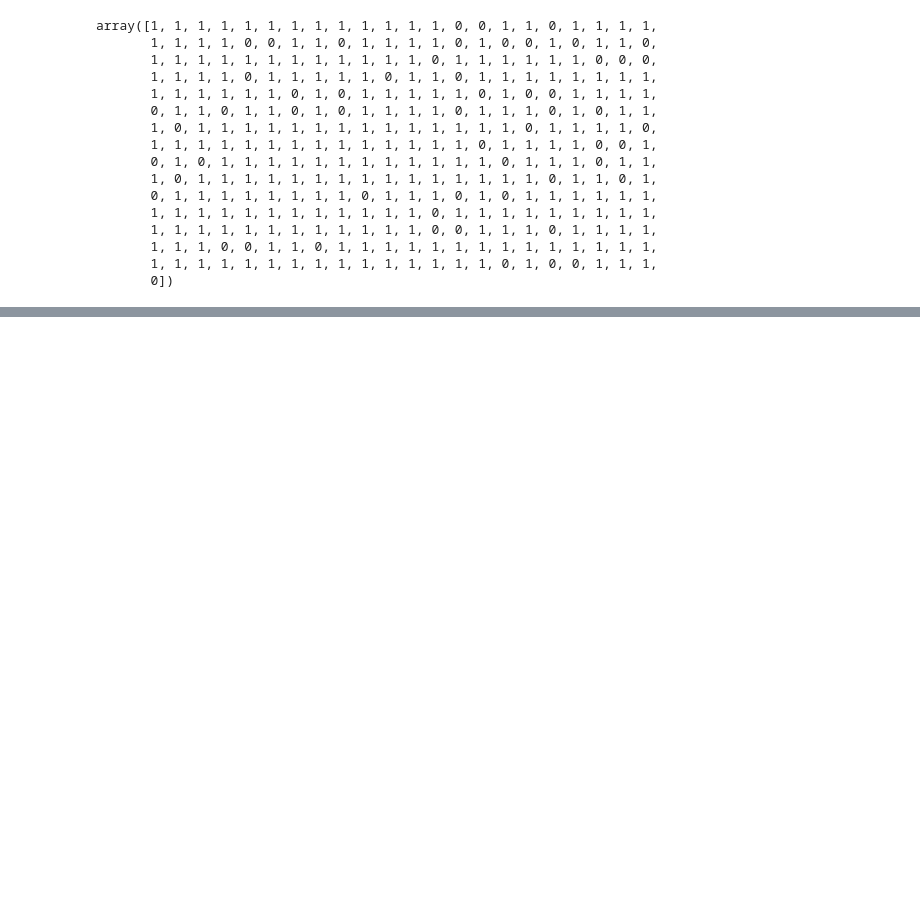
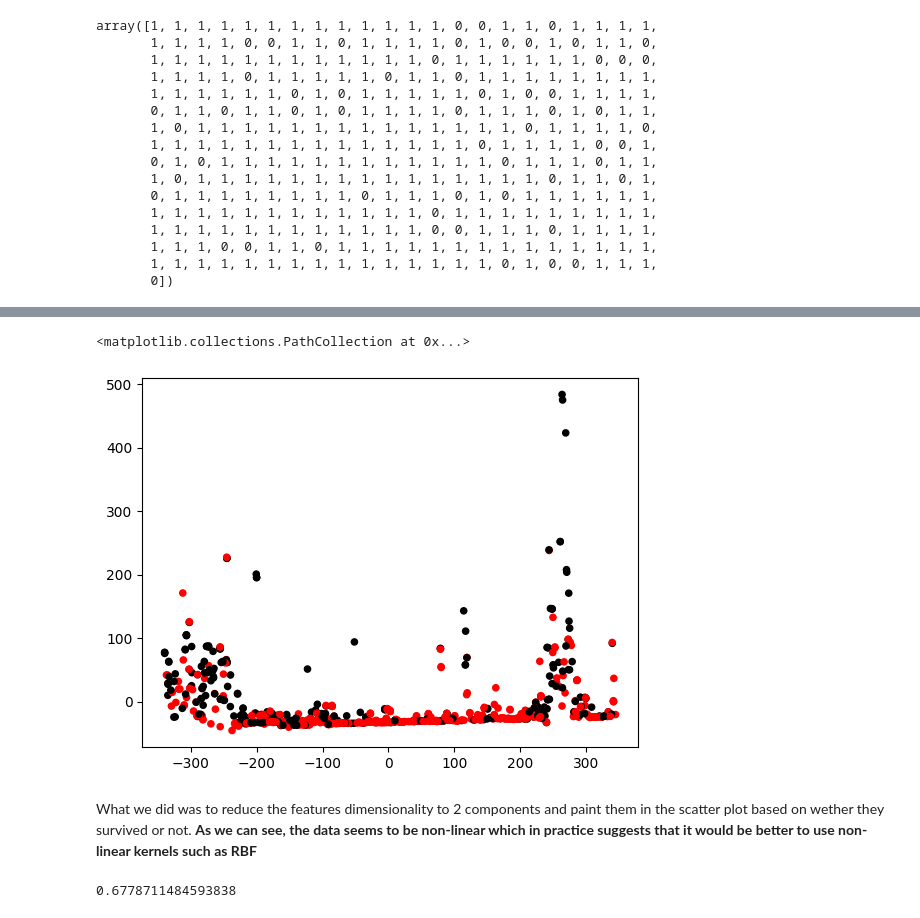
Before and after one commit to jbrenesAI/titanic, a Jupyter notebook: titanic.ipynb, the cells around one changed output, grey strips where cells are left out. Saved outputs shown, nothing was run; the diff lists cells and outputs as text; code cells hidden in the pictures; blank space fills up the shorter version.

Commit message:
first commit part 1 -unnormalized data- done

```diff
--- a/titanic.ipynb
+++ b/titanic.ipynb
@@ -83,0 +100,18 @@ array([1, 1, 1, 1, 1, 1, 1, 1, 1, 1, 1, 1, 1, 0, 0, 1, 1, 0, 1, 1, 1, 1,
+# %%
+pca = PCA(n_components=2)
+reduced_X = pd.DataFrame(pca.fit_transform(train_df_X), columns=["comp1", "comp2"])
+
+colors = np.where(train_df_Y > 0, 'k', 'r')
+plt.scatter(reduced_X['comp1'], reduced_X['comp2'], s=20, c=colors)
+# %% [output]
+<matplotlib.collections.PathCollection at 0x...>
+[figure, added]
+# %% [markdown]
+What we did was to reduce the features dimensionality to 2 components and paint them in the scatter plot based on wether they survived or not.
+**As we can see, the data seems to be non-linear which in practice suggests that it would be better to use non-linear kernels such as RBF**
+# %%
+svm = SVC()
+svm_result = svm.fit(train_df_X, train_df_Y)
+svm_result.score(train_df_X, train_df_Y)
+# %% [output]
+0.6778711484593838
```
Also changed, not shown: parts of 26 cells of this notebook.
